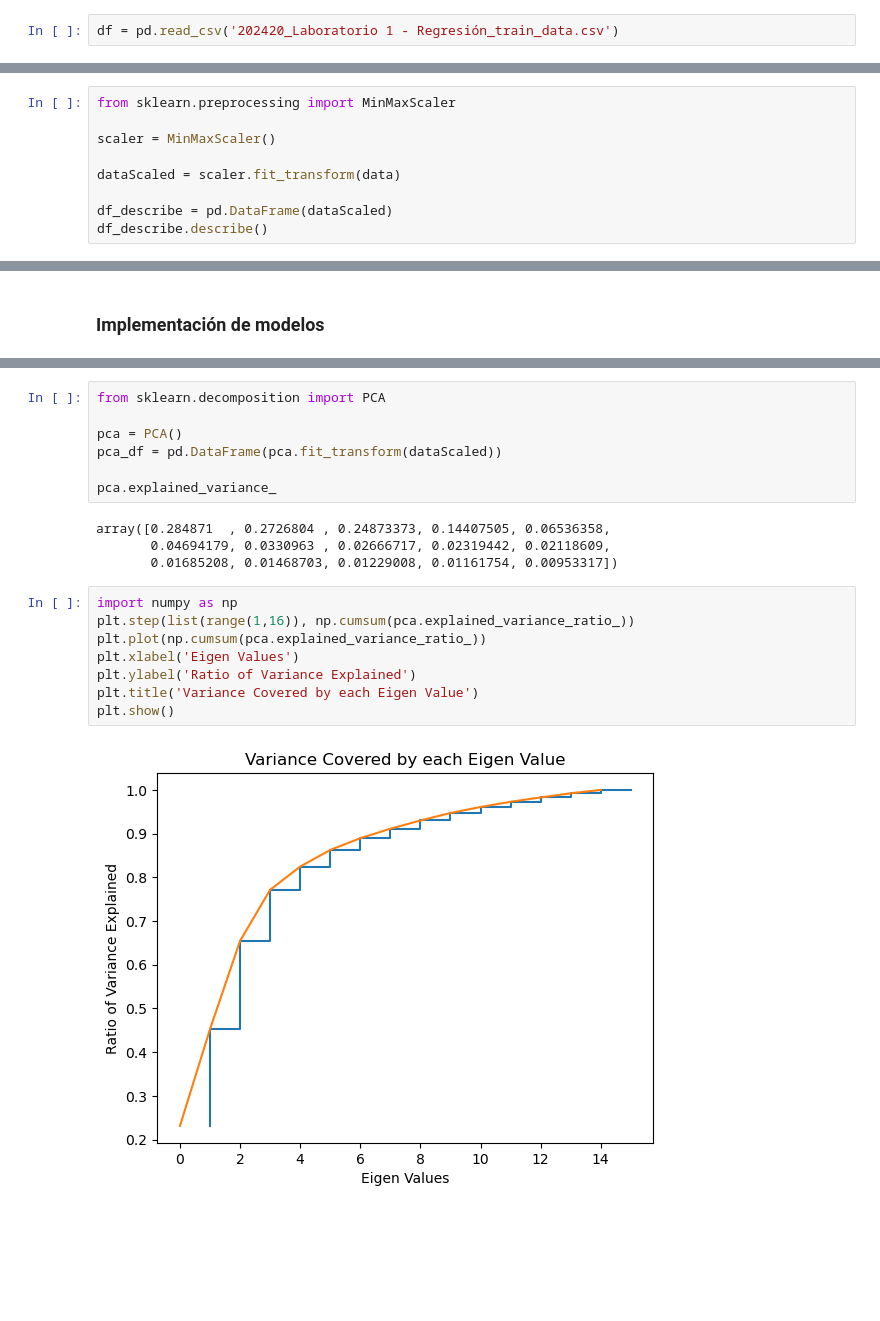
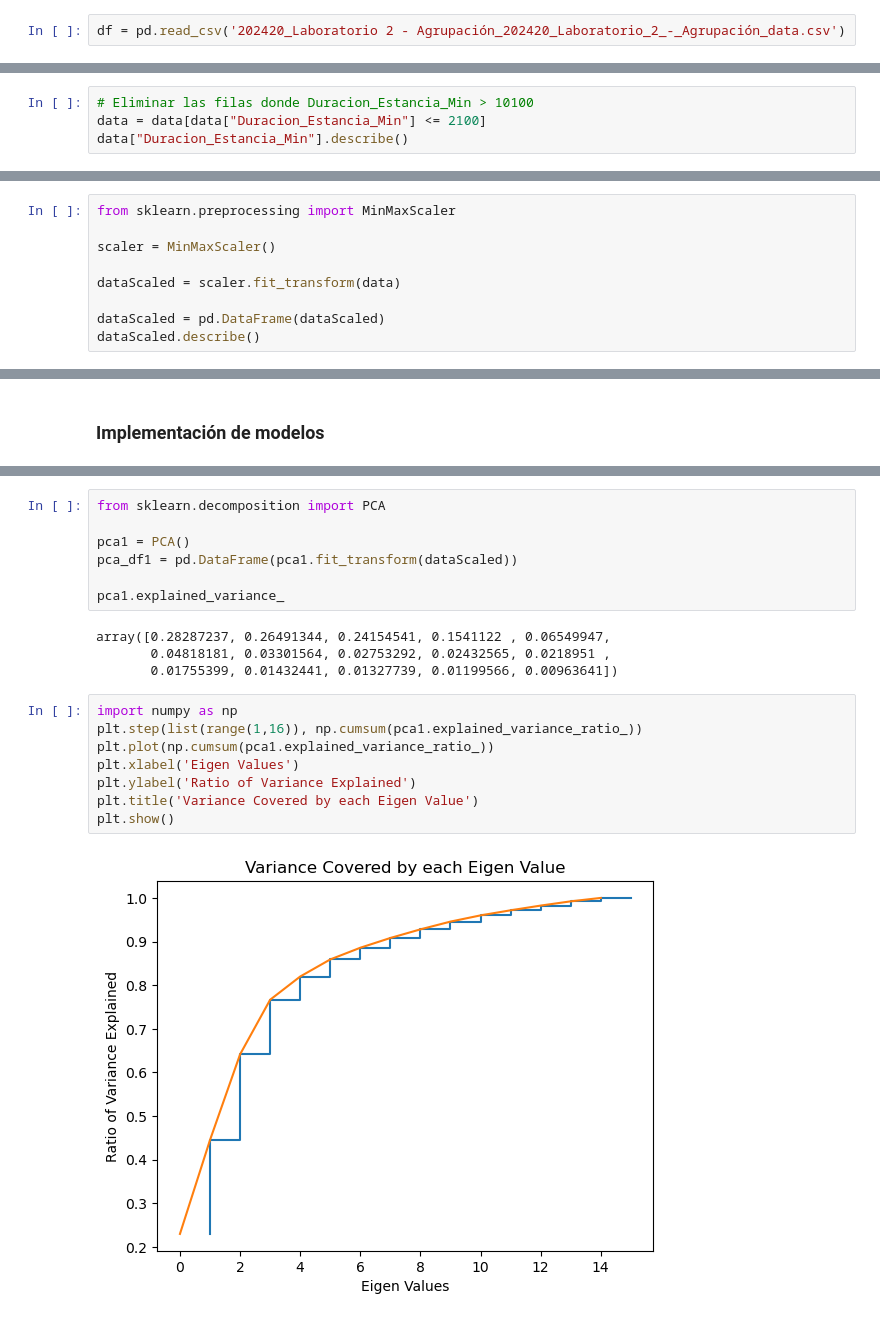
Before and after one commit to despinosaa/Lab1_G1, a Jupyter notebook: Lab2_dbscan.ipynb, the cells around one changed output, grey strips where cells are left out. Cells and saved outputs as stored; diff of their text form; blank space fills up the shorter version.

```diff
--- a/Lab2_dbscan.ipynb
+++ b/Lab2_dbscan.ipynb
@@ -11,7 +11,7 @@ import pandas as pd
 # %% [markdown]
 Carga de datos
 # %%
-df = pd.read_csv('202420_Laboratorio 1 - Regresión_train_data.csv')
+df = pd.read_csv('202420_Laboratorio 2 - Agrupación_202420_Laboratorio_2_-_Agrupación_data.csv')
 # %%
 df.shape
 # %% [output]
@@ -280,3 +280,7 @@ En las graficas se puede observar que existen valores atípicos que pueden afect
 # %%
 #Se copia el df para no alterar los datos originales.
 data = df.copy()
+# %%
+# Eliminar las filas donde Duracion_Estancia_Min > 10100
+data = data[data["Duracion_Estancia_Min"] <= 2100]
+data["Duracion_Estancia_Min"].describe()
@@ -400,7 +422,7 @@ scaler = MinMaxScaler()
 
 dataScaled = scaler.fit_transform(data)
 
-df_describe = pd.DataFrame(dataScaled)
-df_describe.describe()
+dataScaled = pd.DataFrame(dataScaled)
+dataScaled.describe()
 # %% [output]
 |  | 0 | 1 | 2 | 3 | 4 | 5 | 6 | 7 | 8 | 9 | 10 | ... |
@@ -429,21 +458,21 @@ data.describe()
 # %%
 from sklearn.decomposition import PCA
 
-pca = PCA()
-pca_df = pd.DataFrame(pca.fit_transform(dataScaled))
+pca1 = PCA()
+pca_df1 = pd.DataFrame(pca1.fit_transform(dataScaled))
 
-pca.explained_variance_
+pca1.explained_variance_
 # %% [output]
-array([0.284871  , 0.2726804 , 0.24873373, 0.14407505, 0.06536358,
-       0.04694179, 0.0330963 , 0.02666717, 0.02319442, 0.02118609,
-       0.01685208, 0.01468703, 0.01229008, 0.01161754, 0.00953317])
+array([0.28287237, 0.26491344, 0.24154541, 0.1541122 , 0.06549947,
+       0.04818181, 0.03301564, 0.02753292, 0.02432565, 0.0218951 ,
+       0.01755399, 0.01432441, 0.01327739, 0.01199566, 0.00963641])
 # %%
 import numpy as np
-plt.step(list(range(1,16)), np.cumsum(pca.explained_variance_ratio_))
-plt.plot(np.cumsum(pca.explained_variance_ratio_))
+plt.step(list(range(1,16)), np.cumsum(pca1.explained_variance_ratio_))
+plt.plot(np.cumsum(pca1.explained_variance_ratio_))
 plt.xlabel('Eigen Values')
 plt.ylabel('Ratio of Variance Explained')
 plt.title('Variance Covered by each Eigen Value')
 plt.show()
 # %% [output]
-[figure, old version]
+[figure, new version]
```
Also changed, not shown: parts of 24 cells of this notebook.
